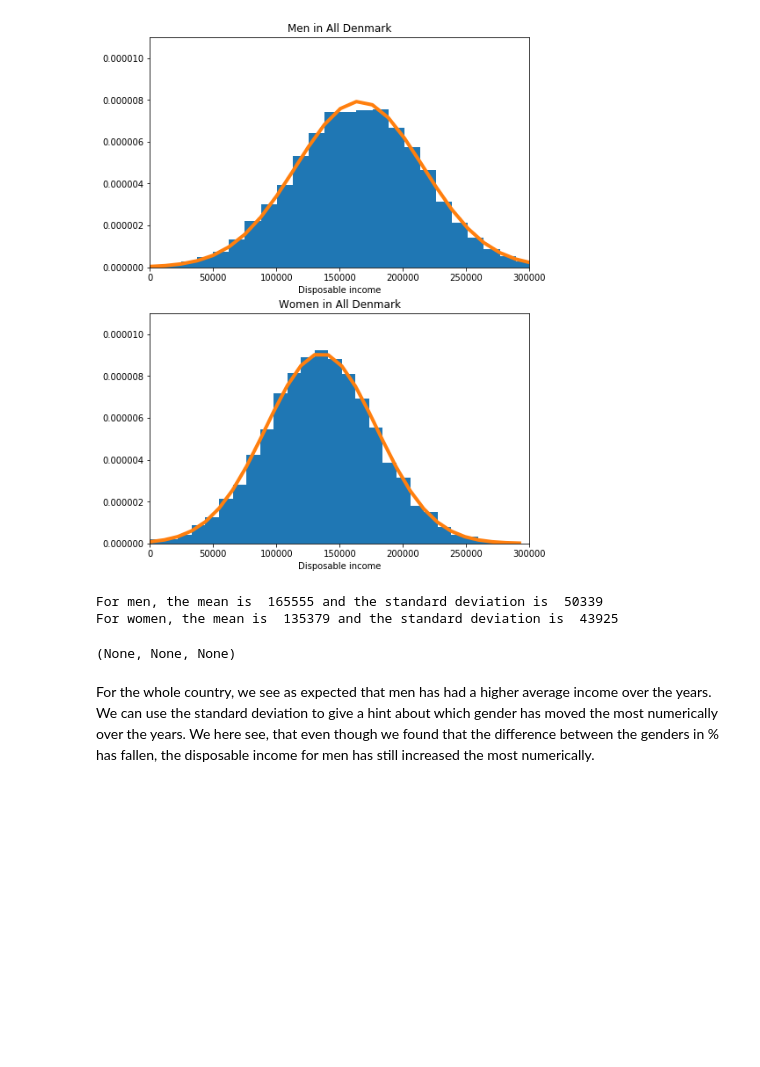
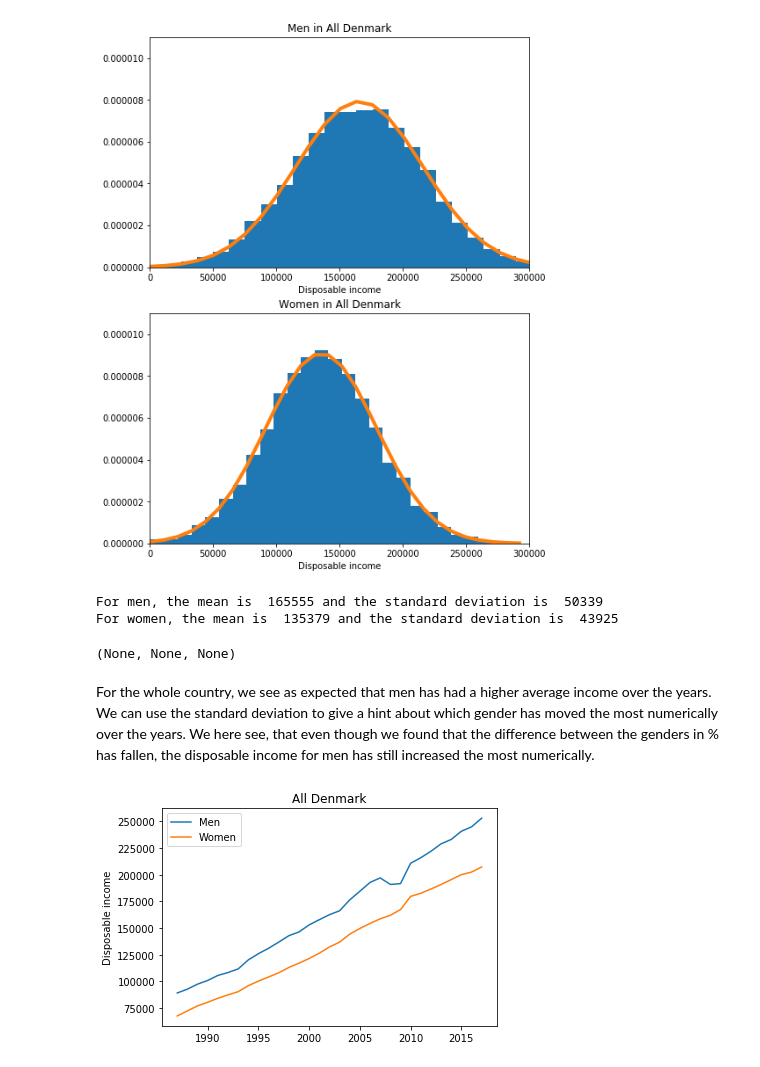
Before and after one commit to kzm266/projects-2019-anaconda-bois, a Jupyter notebook: dataproject/dataProject.ipynb, the cells around one changed output. Saved outputs shown, nothing was run; the diff lists cells and outputs as text; code cells hidden in the pictures; blank space fills up the shorter version.

```diff
--- a/dataproject/dataProject.ipynb
+++ b/dataproject/dataProject.ipynb
@@ -95,3 +95,7 @@ For women, the mean is  135379 and the standard deviation is  43925
 (None, None, None)
 # %% [markdown]
 For the whole country, we see as expected that men has had a higher average income over the years. We can use the standard deviation to give a hint about which gender has moved the most numerically over the years. We here see, that even though we found that the difference between the genders in % has fallen, the disposable income for men has still increased the most numerically.
+# %%
+pr.growth('All Denmark')
+# %% [output]
+[figure, added]
```
Also changed, not shown: 1 other file.
